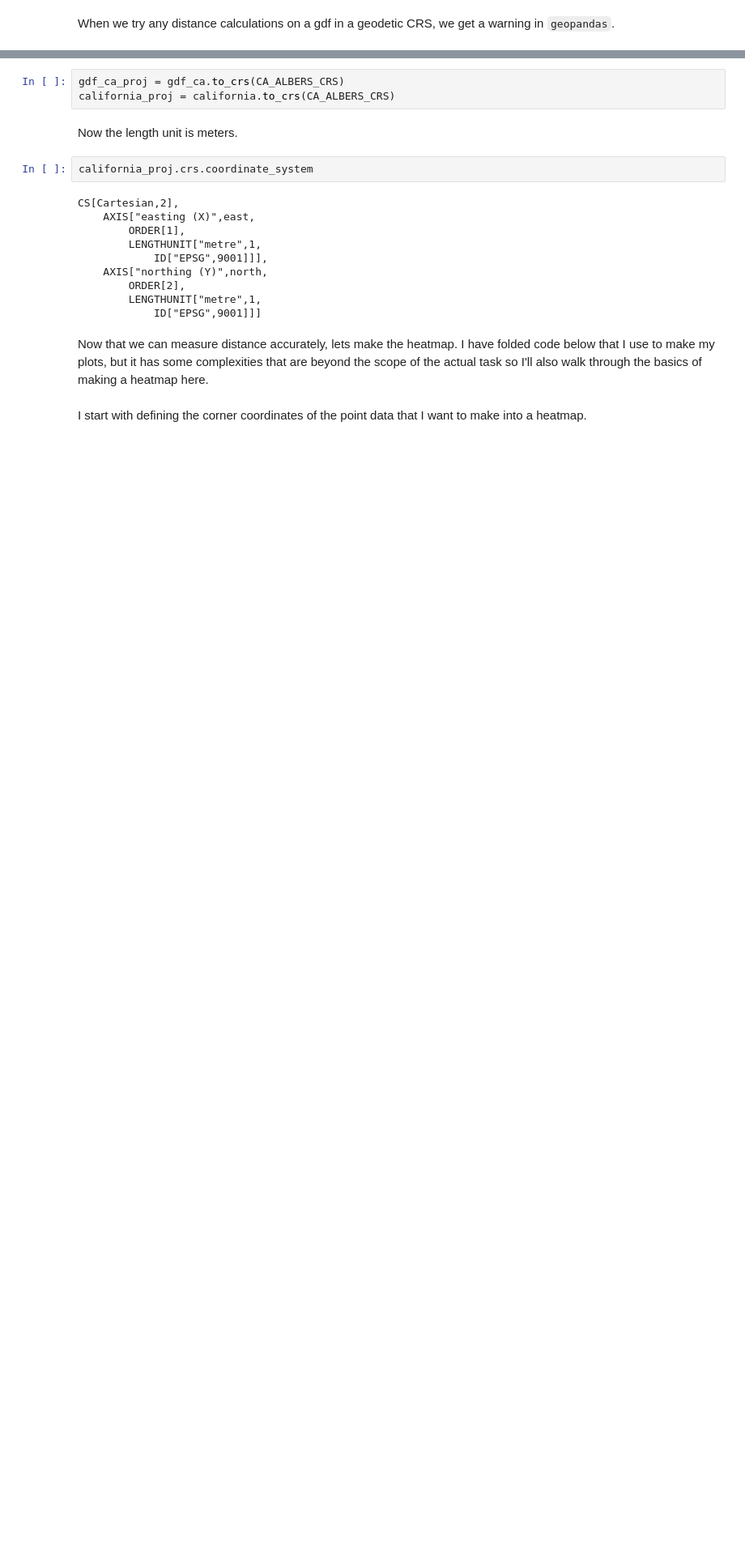
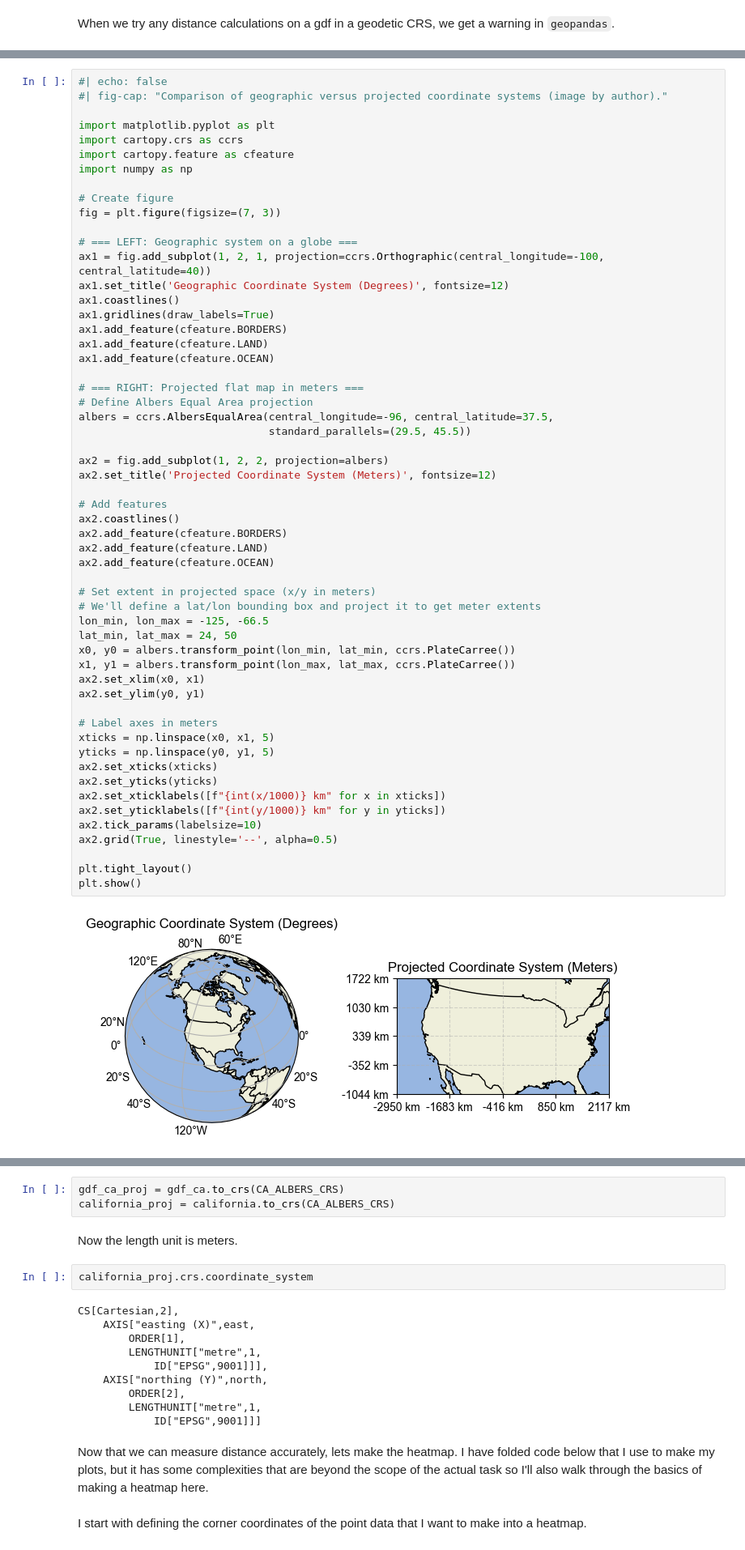
Before and after one commit to peter-amerkhanian/peter-amerkhanian.github.io, a Jupyter notebook: posts/geopandas_maps/index.ipynb, the cells around one changed output, grey strips where cells are left out. Shown at 81% size. Cells and saved outputs as stored; diff of their text form; blank space fills up the shorter version.

```diff
--- a/posts/geopandas_maps/index.ipynb
+++ b/posts/geopandas_maps/index.ipynb
@@ -758,0 +773,58 @@ There are approximate methods, like haversine distance, that can calculate dista
+# %%
+#| echo: false
+#| fig-cap: "Comparison of geographic versus projected coordinate systems (image by author)."
+
+import matplotlib.pyplot as plt
+import cartopy.crs as ccrs
+import cartopy.feature as cfeature
+import numpy as np
+
+# Create figure
+fig = plt.figure(figsize=(7, 3))
+
+# === LEFT: Geographic system on a globe ===
+ax1 = fig.add_subplot(1, 2, 1, projection=ccrs.Orthographic(central_longitude=-100, central_latitude=40))
+ax1.set_title('Geographic Coordinate System (Degrees)', fontsize=12)
+ax1.coastlines()
+ax1.gridlines(draw_labels=True)
+ax1.add_feature(cfeature.BORDERS)
+ax1.add_feature(cfeature.LAND)
+ax1.add_feature(cfeature.OCEAN)
+
+# === RIGHT: Projected flat map in meters ===
+# Define Albers Equal Area projection
+albers = ccrs.AlbersEqualArea(central_longitude=-96, central_latitude=37.5,
+                              standard_parallels=(29.5, 45.5))
+
+ax2 = fig.add_subplot(1, 2, 2, projection=albers)
+ax2.set_title('Projected Coordinate System (Meters)', fontsize=12)
+
+# Add features
+ax2.coastlines()
+ax2.add_feature(cfeature.BORDERS)
+ax2.add_feature(cfeature.LAND)
+ax2.add_feature(cfeature.OCEAN)
+
+# Set extent in projected space (x/y in meters)
+# We'll define a lat/lon bounding box and project it to get meter extents
+lon_min, lon_max = -125, -66.5
+lat_min, lat_max = 24, 50
+x0, y0 = albers.transform_point(lon_min, lat_min, ccrs.PlateCarree())
+x1, y1 = albers.transform_point(lon_max, lat_max, ccrs.PlateCarree())
+ax2.set_xlim(x0, x1)
+ax2.set_ylim(y0, y1)
+
+# Label axes in meters
+xticks = np.linspace(x0, x1, 5)
+yticks = np.linspace(y0, y1, 5)
+ax2.set_xticks(xticks)
+ax2.set_yticks(yticks)
+ax2.set_xticklabels([f"{int(x/1000)} km" for x in xticks])
+ax2.set_yticklabels([f"{int(y/1000)} km" for y in yticks])
+ax2.tick_params(labelsize=10)
+ax2.grid(True, linestyle='--', alpha=0.5)
+
+plt.tight_layout()
+plt.show()
+# %% [output]
+[figure, added]
```
Also changed, not shown: parts of 75 cells of this notebook, 18 other files.
